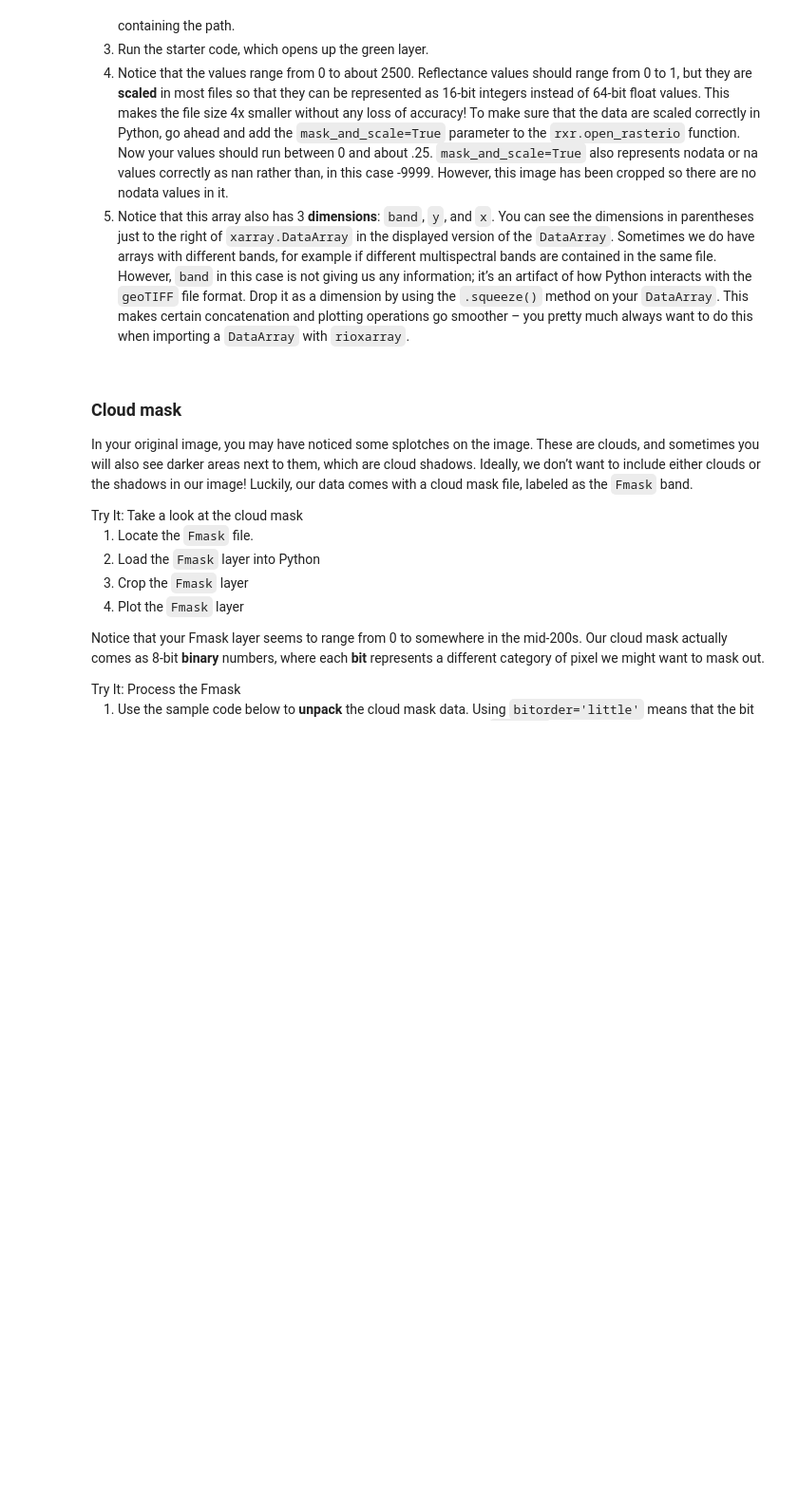
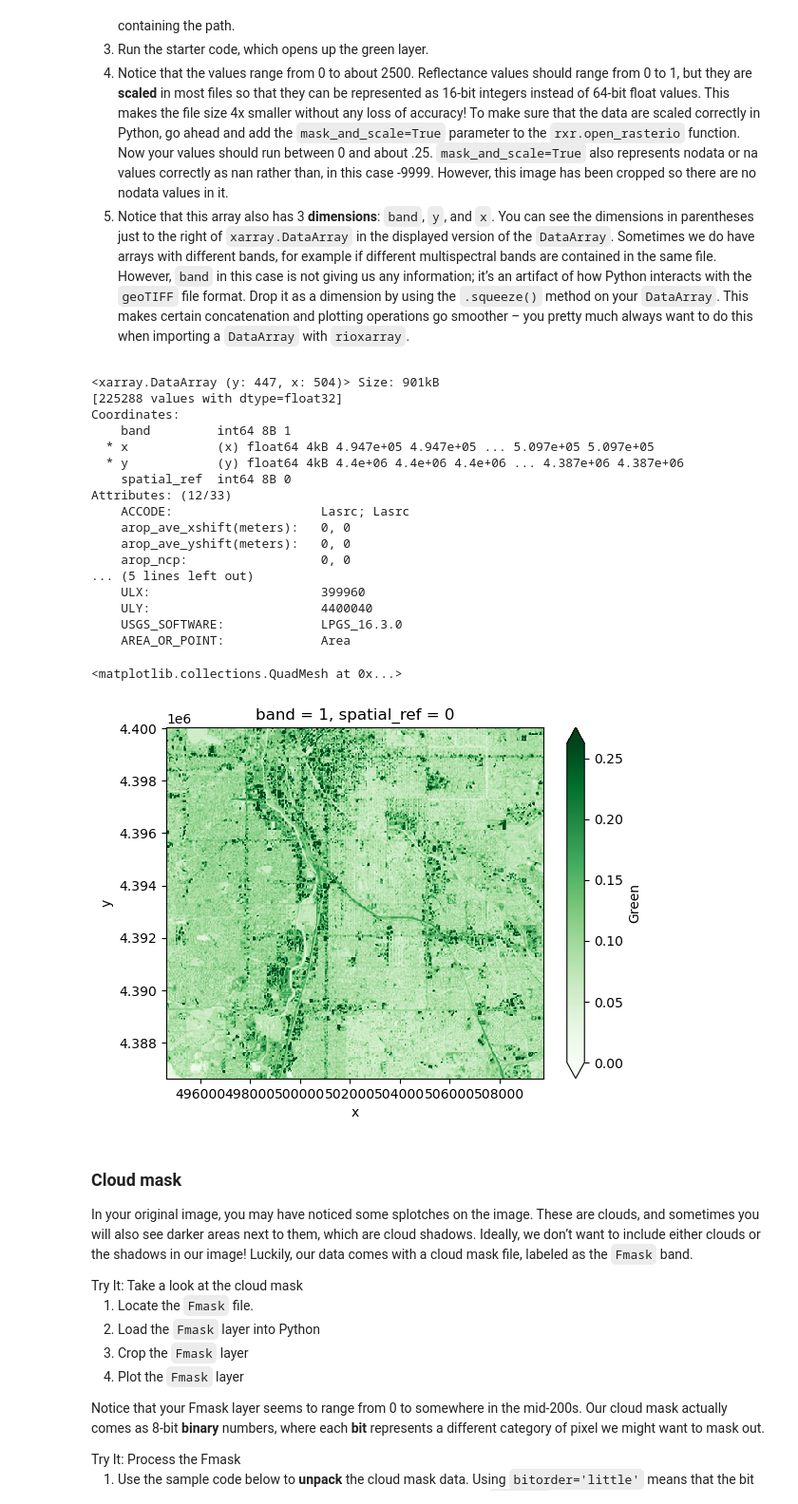
Before and after one commit to earthlab-education/fundamentals-04-redlining-gpb3037, a Jupyter notebook: notebooks/redlining-32-wrangle-multispectral.ipynb, the cells around one changed output. Shown at 95% size. Cells and saved outputs as stored; diff of their text form; code cells hidden in the pictures; blank space fills up the shorter version.

```diff
--- a/notebooks/redlining-32-wrangle-multispectral.ipynb
+++ b/notebooks/redlining-32-wrangle-multispectral.ipynb
@@ -174,26 +187,53 @@ pretty much always want to do this when importing a
 # %%
 # # note https://gisgeography.com/spectral-signature/  Normalized Difference Vegetation Index (NDVI)
 # first cut had syntax errors
 # #  Find the path to the green layer - Band 3 0.53 – 0.59 micrometer
 # green_path = hls_dir,"*B03*"
 # # Open the green data in Python
 # green_da = rxr.open_rasterio(green_path)
 # display(green_da)
 # green_da.plot(cmap='Greens', vmin=0, robust=True)
 
-import os
-from glob import glob
-import rioxarray as rxr  # Make sure rioxarray is imported
+# #this was my attempts -
+# # Find the path to the green layer (Band 3, 0.53 – 0.59 micrometer)
+# green_path = glob(os.path.join(hls_dir, "*B03*.tif"))[0]  # Get the first match for the green band
 
-# Find the path to the green layer (Band 3, 0.53 – 0.59 micrometer)
-green_path = glob(os.path.join(hls_dir, "*B03*.tif"))[0]  # Get the first match for the green band
+# # Open the green data in Python using rioxarray
+# # green_da = rxr.open_rasterio(green_path, mask_and_scale=True)
+# green_da = rxr.open_rasterio(green_path, mask_and_scale=True).squeeze #does not work
+# #IMPORTANT STEP MOVE FROM UP TO 2500 TO UP TO 1 REFLEC and to get rid of the superfluous band info
+# display(green_da)
+# # Display the green band
+# # print(green_da)  # Print details of the data array
+# green_da.plot(cmap='Greens', vmin=0, robust=True)
 
-# Open the green data in Python using rioxarray
-green_da = rxr.open_rasterio(green_path, masked=True)
+# Find the path to the green layer
+green_path = glob(os.path.join(hls_dir, '*B03*.tif'))[0]
 
-# Display the green band
-print(green_da)  # Print details of the data array
+# Open the green data in Python
+green_da = rxr.open_rasterio(green_path, mask_and_scale=True).squeeze()
+display(green_da)
 green_da.plot(cmap='Greens', vmin=0, robust=True)
+# %% [output]
+<xarray.DataArray (y: 447, x: 504)> Size: 901kB
+[225288 values with dtype=float32]
+Coordinates:
+    band         int64 8B 1
+  * x            (x) float64 4kB 4.947e+05 4.947e+05 ... 5.097e+05 5.097e+05
+  * y            (y) float64 4kB 4.4e+06 4.4e+06 4.4e+06 ... 4.387e+06 4.387e+06
+    spatial_ref  int64 8B 0
+Attributes: (12/33)
+    ACCODE:                    Lasrc; Lasrc
+    arop_ave_xshift(meters):   0, 0
+    arop_ave_yshift(meters):   0, 0
+    arop_ncp:                  0, 0
+... (5 lines left out)
+    ULX:                       399960
+    ULY:                       4400040
+    USGS_SOFTWARE:             LPGS_16.3.0
+    AREA_OR_POINT:             Area
+<matplotlib.collections.QuadMesh at 0x...>
+[figure, added]
 # %% [markdown]
 ### Cloud mask
 
```
Also changed, not shown: parts of 9 cells of this notebook, 1 other file.
